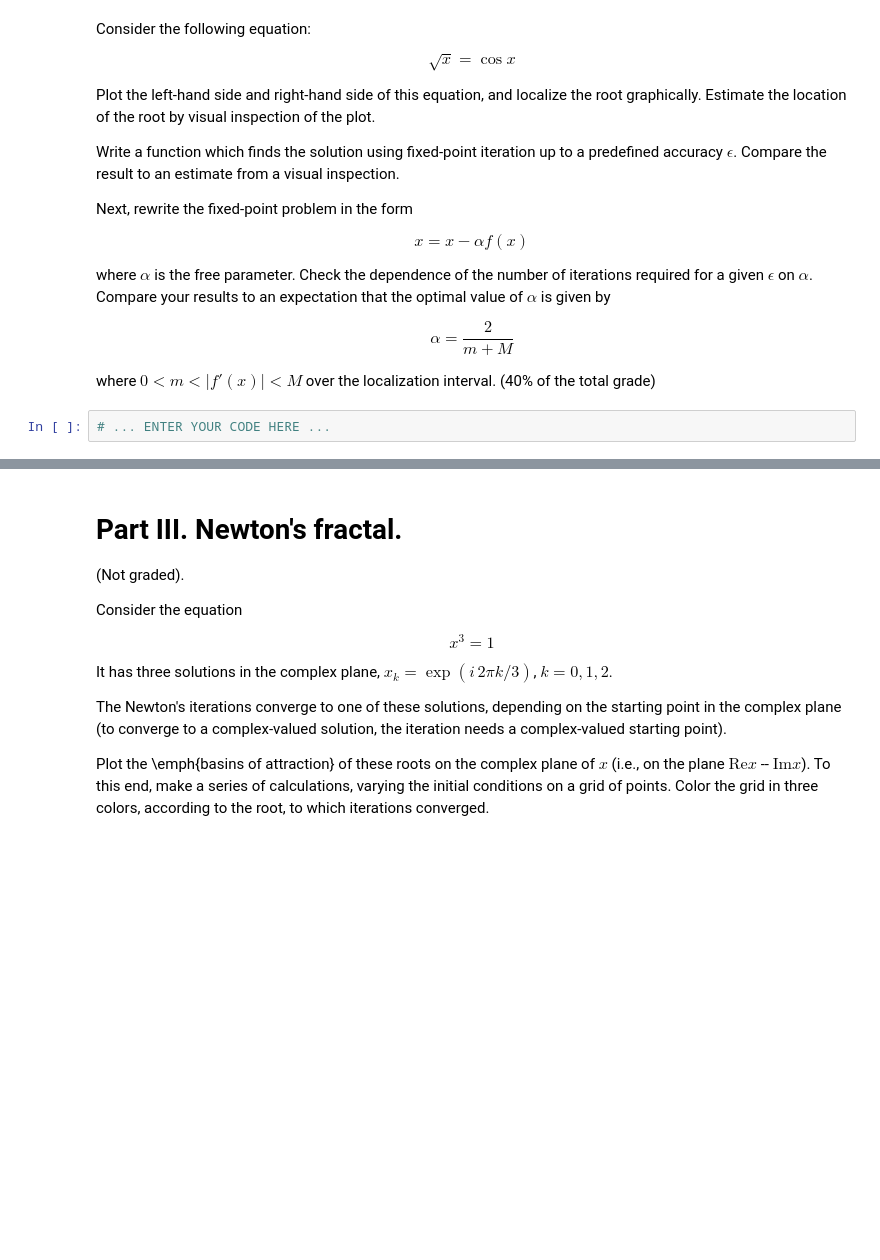
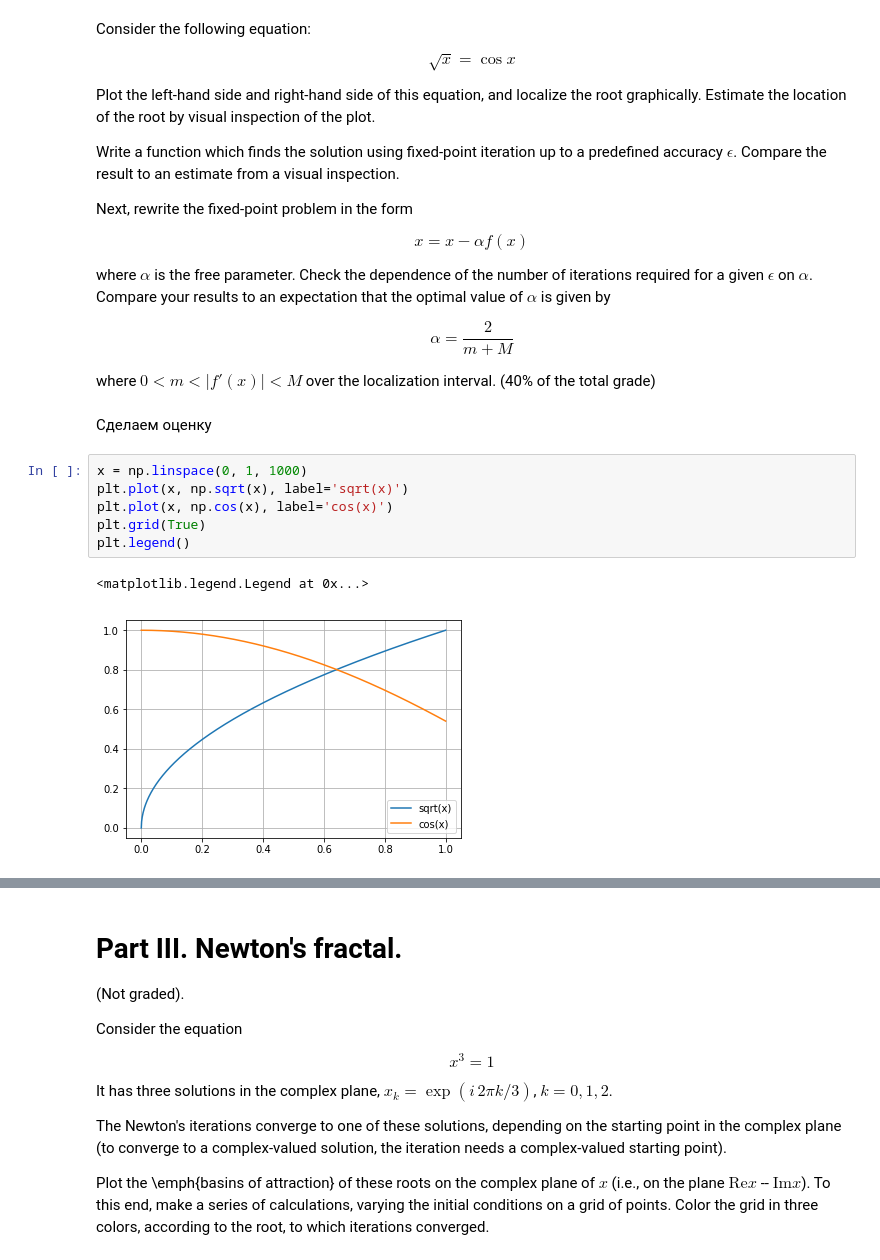
Before and after one commit to ev-br/CP2020, a Jupyter notebook: week_3_newton_fixed_pt.ipynb, the cells around one changed output, grey strips where cells are left out. Saved outputs shown, nothing was run; the diff lists cells and outputs as text; blank space fills up the shorter version.

```diff
--- a/week_3_newton_fixed_pt.ipynb
+++ b/week_3_newton_fixed_pt.ipynb
@@ -75,5 +195,14 @@ $$
 $$
 
 where $0 < m < |f'(x)| < M$ over the localization interval. (40% of the total grade)
-# %%
-# ... ENTER YOUR CODE HERE ...
+# %% [markdown]
+Сделаем оценку
+# %%
+x = np.linspace(0, 1, 1000)
+plt.plot(x, np.sqrt(x), label='sqrt(x)')
+plt.plot(x, np.cos(x), label='cos(x)')
+plt.grid(True)
+plt.legend()
+# %% [output]
+<matplotlib.legend.Legend at 0x...>
+[figure, added]
```
Also changed, not shown: parts of 14 cells of this notebook.
